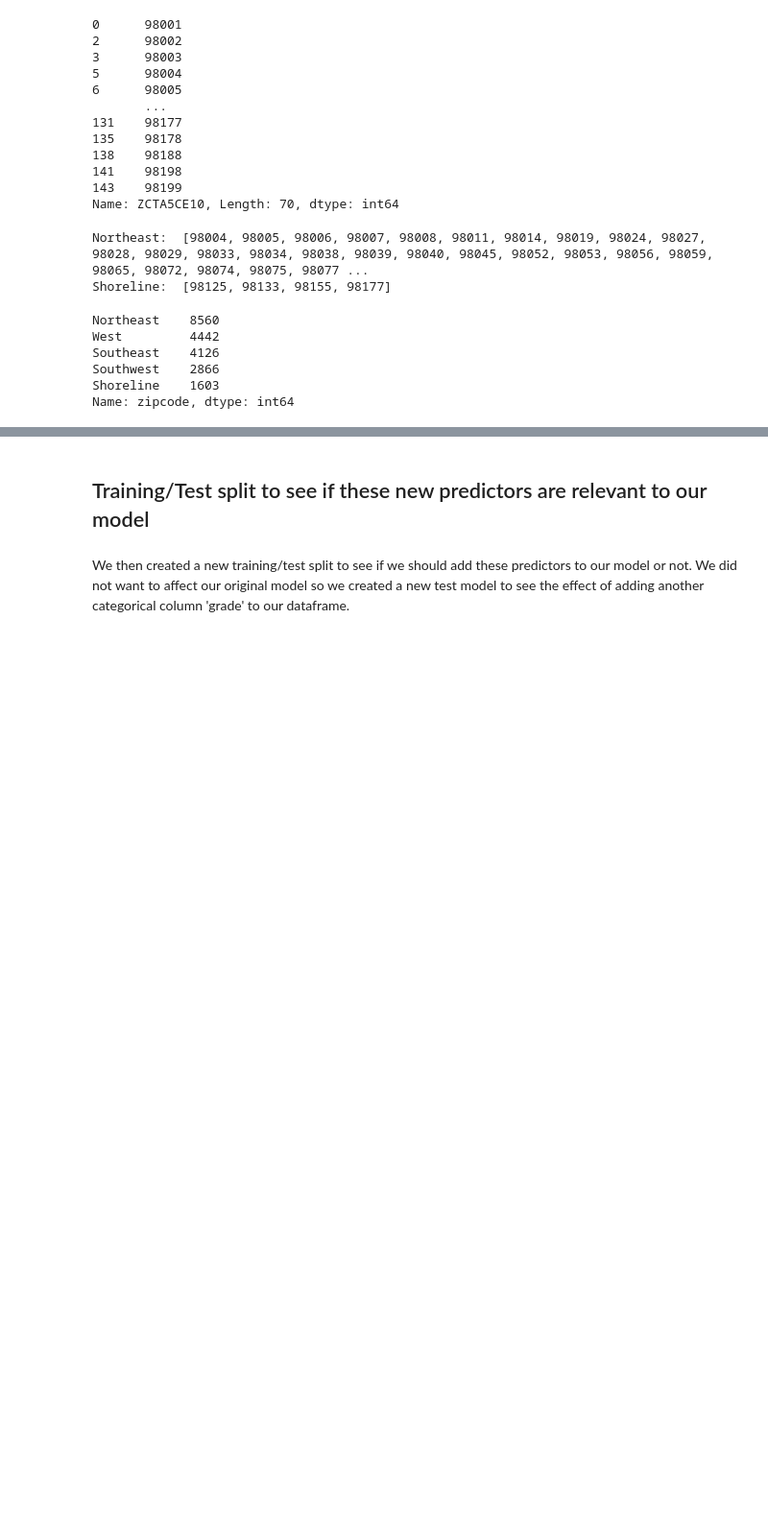
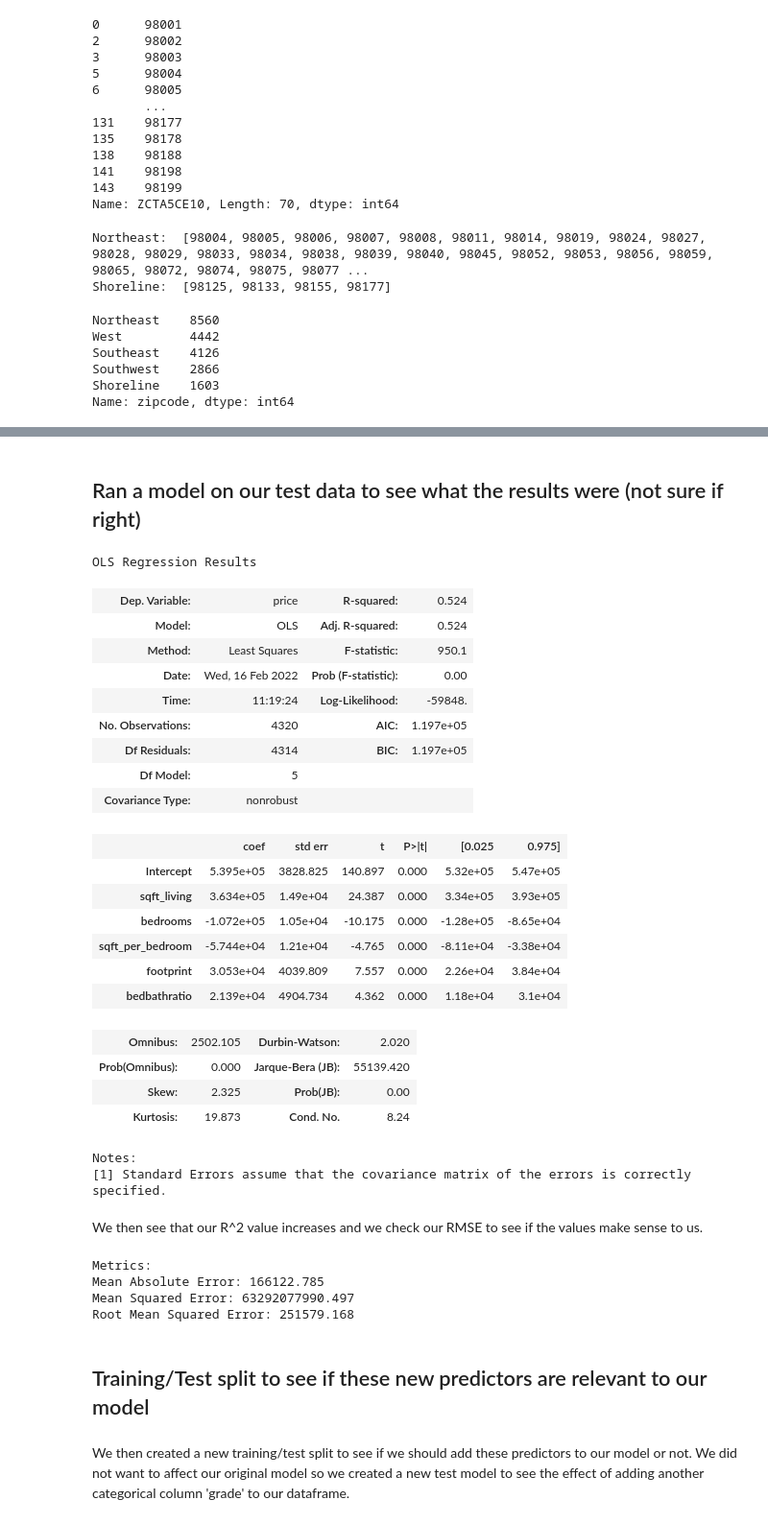
Before and after one commit to NaavSD/House-Plan-Analysis, a Jupyter notebook: Project 2 Notebook.ipynb, the cells around one changed output, grey strips where cells are left out. Shown: that part at 96% size. Saved outputs shown, nothing was run; the diff lists cells and outputs as text; code cells hidden in the pictures; blank space fills up the shorter version.

```diff
--- a/Project 2 Notebook.ipynb
+++ b/Project 2 Notebook.ipynb
@@ -539,3 +554,41 @@ Name: grade, dtype: int64
+# %% [markdown]
+## Ran a model on our test data to see what the results were (not sure if right)
+# %%
+testmodel = ols(formula, X_test_scaled_plus_y).fit()
+testmodel.summary()
+# %% [output]
+OLS Regression Results
+| Dep. Variable: | price | R-squared: | 0.524 |
+| Model: | OLS | Adj. R-squared: | 0.524 |
+| Method: | Least Squares | F-statistic: | 950.1 |
+| Date: | Wed, 16 Feb 2022 | Prob (F-statistic): | 0.00 |
+| Time: | 11:19:24 | Log-Likelihood: | -59848. |
+| No. Observations: | 4320 | AIC: | 1.197e+05 |
+| Df Residuals: | 4314 | BIC: | 1.197e+05 |
+| Df Model: | 5 |  |  |
+| Covariance Type: | nonrobust |  |  |
+|  | coef | std err | t | P>|t| | [0.025 | 0.975] |
+| Intercept | 5.395e+05 | 3828.825 | 140.897 | 0.000 | 5.32e+05 | 5.47e+05 |
+| sqft_living | 3.634e+05 | 1.49e+04 | 24.387 | 0.000 | 3.34e+05 | 3.93e+05 |
+| bedrooms | -1.072e+05 | 1.05e+04 | -10.175 | 0.000 | -1.28e+05 | -8.65e+04 |
+| sqft_per_bedroom | -5.744e+04 | 1.21e+04 | -4.765 | 0.000 | -8.11e+04 | -3.38e+04 |
+| footprint | 3.053e+04 | 4039.809 | 7.557 | 0.000 | 2.26e+04 | 3.84e+04 |
+| bedbathratio | 2.139e+04 | 4904.734 | 4.362 | 0.000 | 1.18e+04 | 3.1e+04 |
+| Omnibus: | 2502.105 | Durbin-Watson: | 2.020 |
+| Prob(Omnibus): | 0.000 | Jarque-Bera (JB): | 55139.420 |
+| Skew: | 2.325 | Prob(JB): | 0.00 |
+| Kurtosis: | 19.873 | Cond. No. | 8.24 |
+Notes:
+[1] Standard Errors assume that the covariance matrix of the errors is correctly specified.
+# %% [markdown]
+We then see that our R^2 value increases and we check our RMSE to see if the values make sense to us.
+# %%
+sm_metrics(model, y_test, X_test_scaled)
+# %% [output]
+Metrics:
+Mean Absolute Error: 166122.785
+Mean Squared Error: 63292077990.497
+Root Mean Squared Error: 251579.168
 # %% [markdown]
 ## Training/Test split to see if these new predictors are relevant to our model
 # %% [markdown]
```
Also changed, not shown: parts of 93 cells of this notebook.
